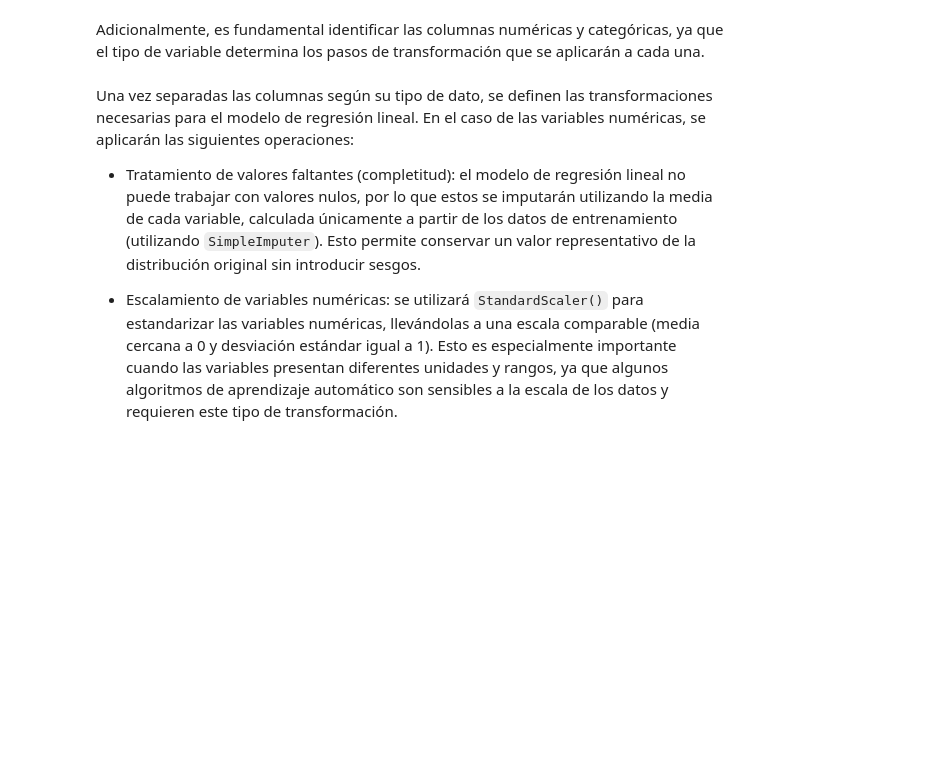
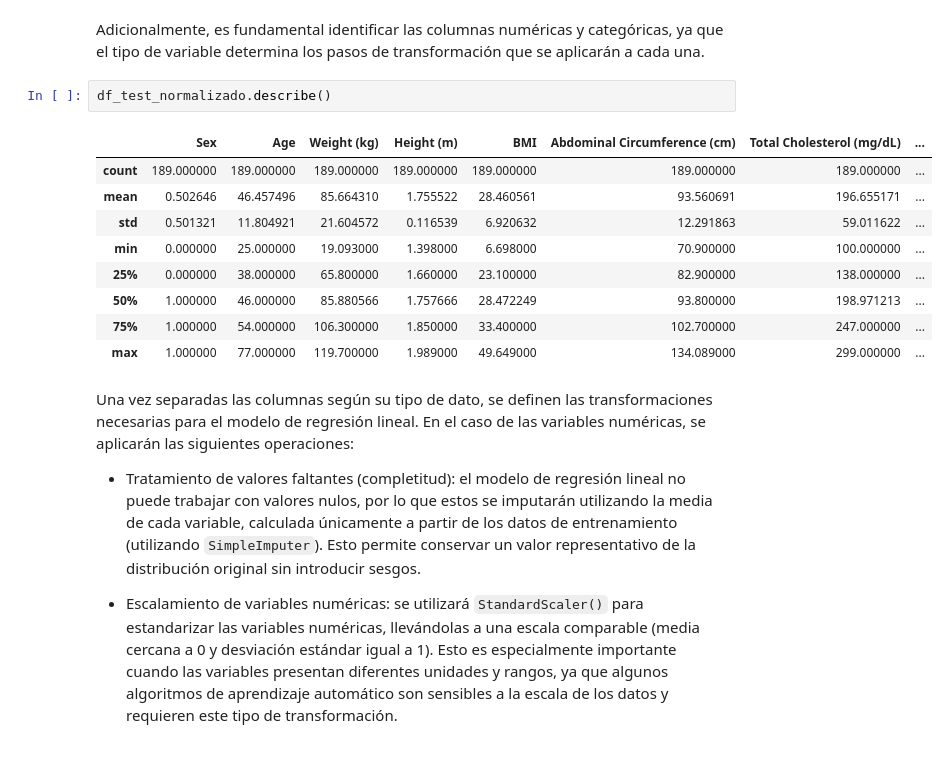
Before and after one commit to SantiagoKiki/LAB1xJuan, a Jupyter notebook: Laboratorios/L1 Regresion Lineal/Laboratorio_1_final.ipynb, the cells around one changed output. Cells and saved outputs as stored; diff of their text form; blank space fills up the shorter version.

```diff
--- a/Laboratorios/L1 Regresion Lineal/Laboratorio_1_final.ipynb
+++ b/Laboratorios/L1 Regresion Lineal/Laboratorio_1_final.ipynb
@@ -1521,6 +1525,18 @@ Dataset: TRAIN
 # %% [markdown]
 
 Adicionalmente, es fundamental identificar las columnas numéricas y categóricas, ya que el tipo de variable determina los pasos de transformación que se aplicarán a cada una.
+# %%
+df_test_normalizado.describe()
+# %% [output]
+|  | Sex | Age | Weight (kg) | Height (m) | BMI | Abdominal Circumference (cm) | Total Cholesterol (mg/dL) | ... |
+| count | 189.000000 | 189.000000 | 189.000000 | 189.000000 | 189.000000 | 189.000000 | 189.000000 | ... |
+| mean | 0.502646 | 46.457496 | 85.664310 | 1.755522 | 28.460561 | 93.560691 | 196.655171 | ... |
+| std | 0.501321 | 11.804921 | 21.604572 | 0.116539 | 6.920632 | 12.291863 | 59.011622 | ... |
+| min | 0.000000 | 25.000000 | 19.093000 | 1.398000 | 6.698000 | 70.900000 | 100.000000 | ... |
+| 25% | 0.000000 | 38.000000 | 65.800000 | 1.660000 | 23.100000 | 82.900000 | 138.000000 | ... |
+| 50% | 1.000000 | 46.000000 | 85.880566 | 1.757666 | 28.472249 | 93.800000 | 198.971213 | ... |
+| 75% | 1.000000 | 54.000000 | 106.300000 | 1.850000 | 33.400000 | 102.700000 | 247.000000 | ... |
+| max | 1.000000 | 77.000000 | 119.700000 | 1.989000 | 49.649000 | 134.089000 | 299.000000 | ... |
 # %% [markdown]
 
 Una vez separadas las columnas según su tipo de dato, se definen las transformaciones necesarias para el modelo de regresión lineal. En el caso de las variables numéricas, se aplicarán las siguientes operaciones:
```
Also changed, not shown: parts of 7 cells of this notebook.
